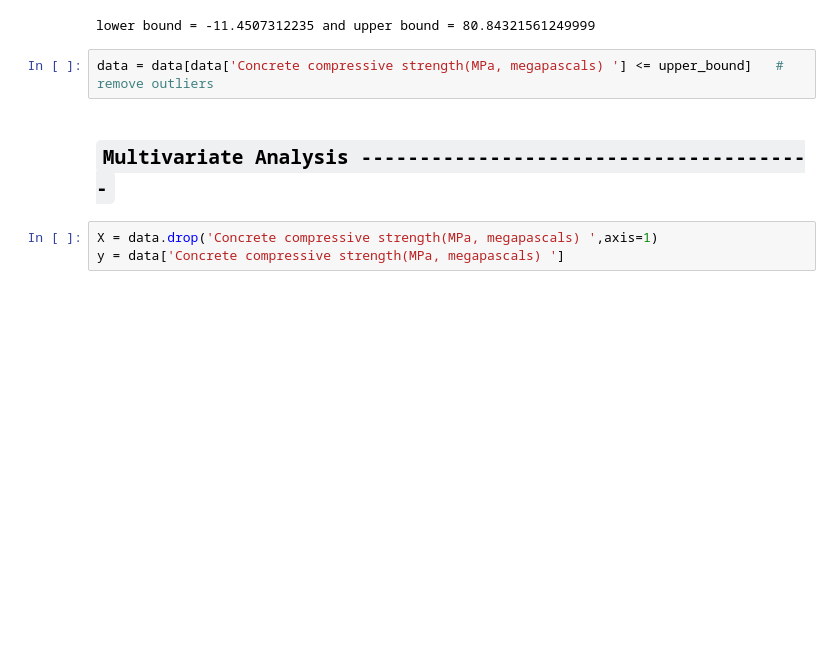
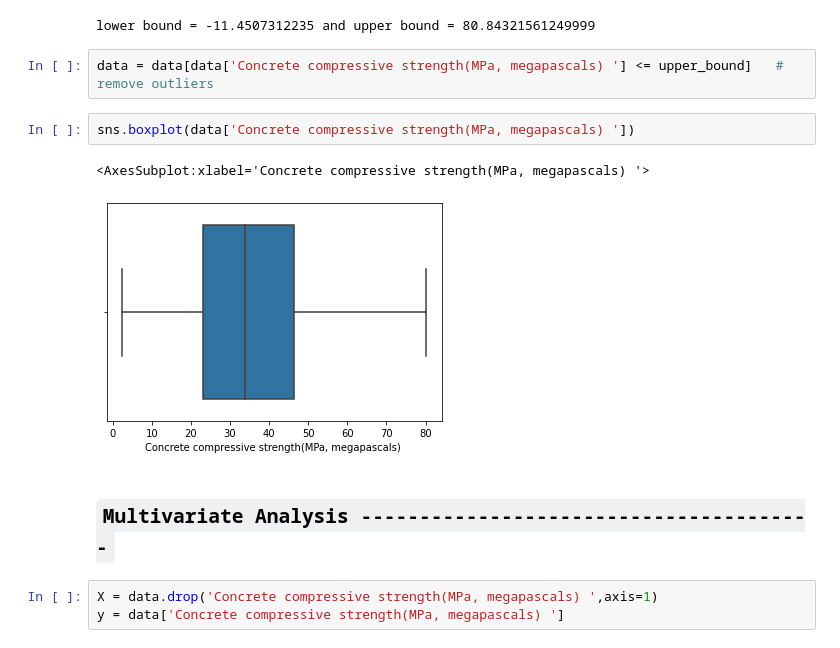
Before and after one commit to manujjoshi/Assignments, a Jupyter notebook: ML Project/ML Project.ipynb, the cells around one changed output. Cells and saved outputs as stored; diff of their text form; blank space fills up the shorter version.

```diff
--- a/ML Project/ML Project.ipynb
+++ b/ML Project/ML Project.ipynb
@@ -276,6 +276,11 @@ print(f'lower bound = {lower_bound} and upper bound = {upper_bound}')
 lower bound = -11.4507312235 and upper bound = 80.84321561249999
 # %%
 data = data[data['Concrete compressive strength(MPa, megapascals) '] <= upper_bound]   # remove outliers
+# %%
+sns.boxplot(data['Concrete compressive strength(MPa, megapascals) '])
+# %% [output]
+<AxesSubplot:xlabel='Concrete compressive strength(MPa, megapascals) '>
+[figure, added]
 # %% [markdown]
 ## `Multivariate Analysis ---------------------------------------`
 # %%
```
Also changed, not shown: parts of 84 cells of this notebook.
